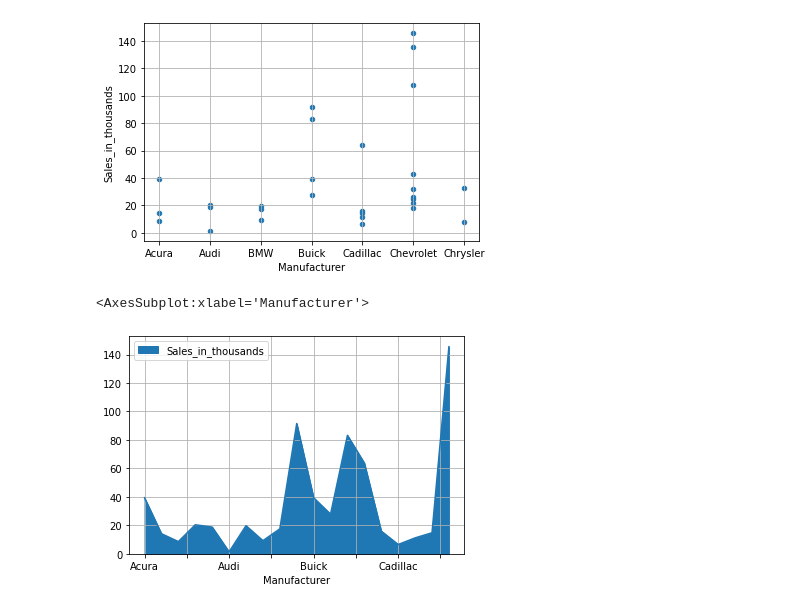
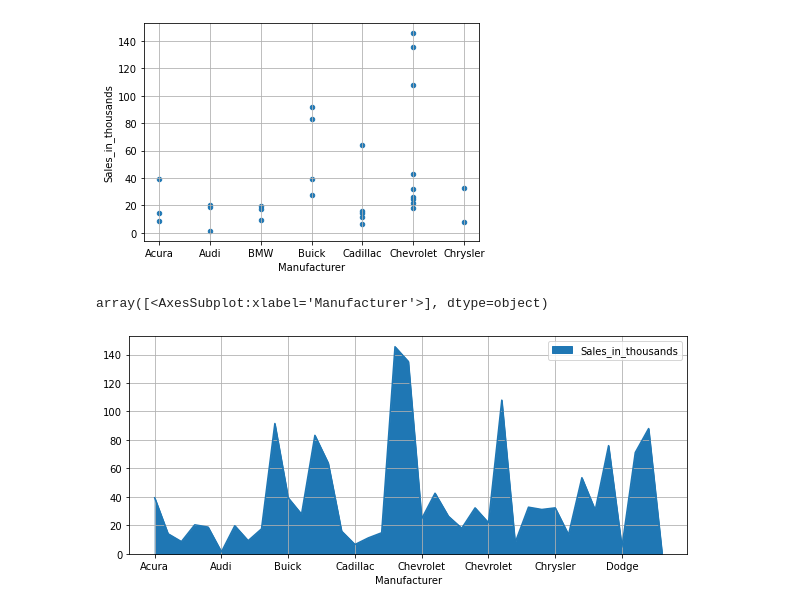
Before and after one commit to mohan-chinnappan-n/datasets, a Jupyter notebook: cars/notebook/cars_pandas.ipynb, the cells around one changed output. Cells and saved outputs as stored; diff of their text form; code cells hidden in the pictures.

```diff
--- a/cars/notebook/cars_pandas.ipynb
+++ b/cars/notebook/cars_pandas.ipynb
@@ -52,7 +55,7 @@ df1[['Manufacturer','Sales_in_thousands' ]].iloc[1:30].plot.scatter(x="Manufactu
 <AxesSubplot:xlabel='Manufacturer', ylabel='Sales_in_thousands'>
 [figure]
 # %%
-df1[['Manufacturer','Sales_in_thousands' ]].iloc[1:20].plot.area(x="Manufacturer", y="Sales_in_thousands",   grid=True)
+df1[['Manufacturer','Model','Sales_in_thousands' ]].iloc[1:40].plot.area(x="Manufacturer", y="Sales_in_thousands", figsize=(10,4),   grid=True, subplots=True)
 # %% [output]
-<AxesSubplot:xlabel='Manufacturer'>
+array([<AxesSubplot:xlabel='Manufacturer'>], dtype=object)
-[figure, old version]
+[figure, new version]
```
Also changed, not shown: parts of 5 cells of this notebook.
